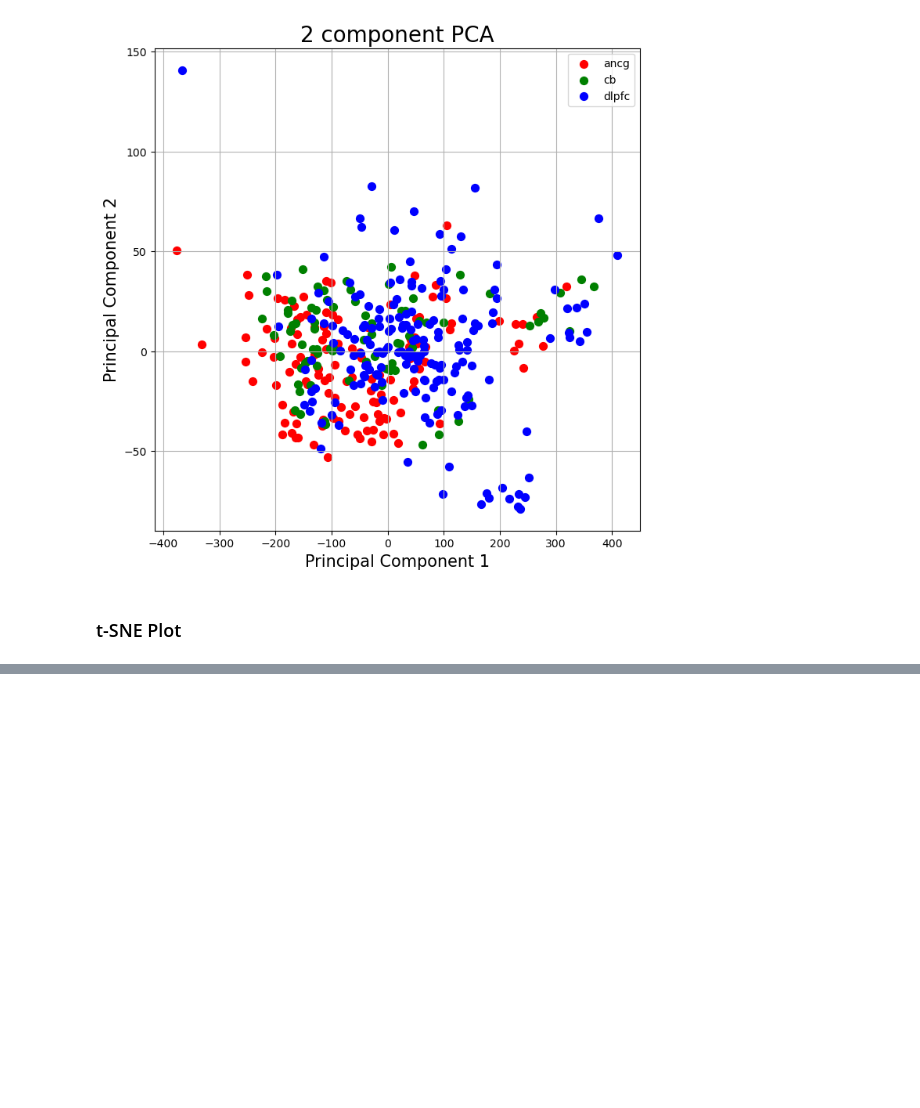
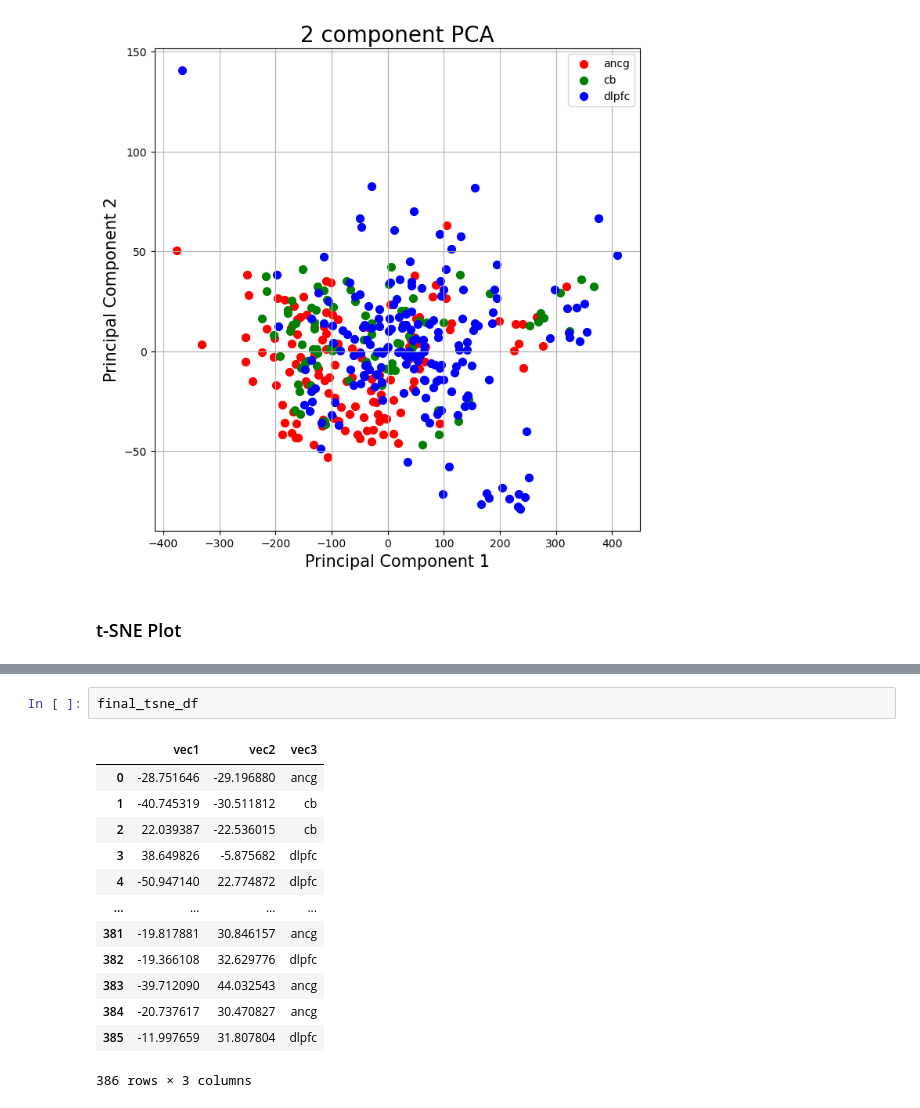
Before and after one commit to ChanChanMan18/STATS604_Project2, a Jupyter notebook: src/STATS604_Project1_chandle.ipynb, the cells around one changed output, grey strips where cells are left out. Drawn from its saved outputs; the diff is of its cells as text; blank space fills up the shorter version.

```diff
--- a/src/STATS604_Project1_chandle.ipynb
+++ b/src/STATS604_Project1_chandle.ipynb
@@ -193,0 +218,16 @@ tsne = TSNE(n_components=e, perplexity=30, learning_rate='auto', init='random',
+# %%
+final_tsne_df
+# %% [output]
+|  | vec1 | vec2 | vec3 |
+| 0 | -28.751646 | -29.196880 | ancg |
+| 1 | -40.745319 | -30.511812 | cb |
+| 2 | 22.039387 | -22.536015 | cb |
+| 3 | 38.649826 | -5.875682 | dlpfc |
+| 4 | -50.947140 | 22.774872 | dlpfc |
+| ... | ... | ... | ... |
+| 381 | -19.817881 | 30.846157 | ancg |
+| 382 | -19.366108 | 32.629776 | dlpfc |
+| 383 | -39.712090 | 44.032543 | ancg |
+| 384 | -20.737617 | 30.470827 | ancg |
+| 385 | -11.997659 | 31.807804 | dlpfc |
+386 rows × 3 columns
```
Also changed, not shown: parts of 8 cells of this notebook.
